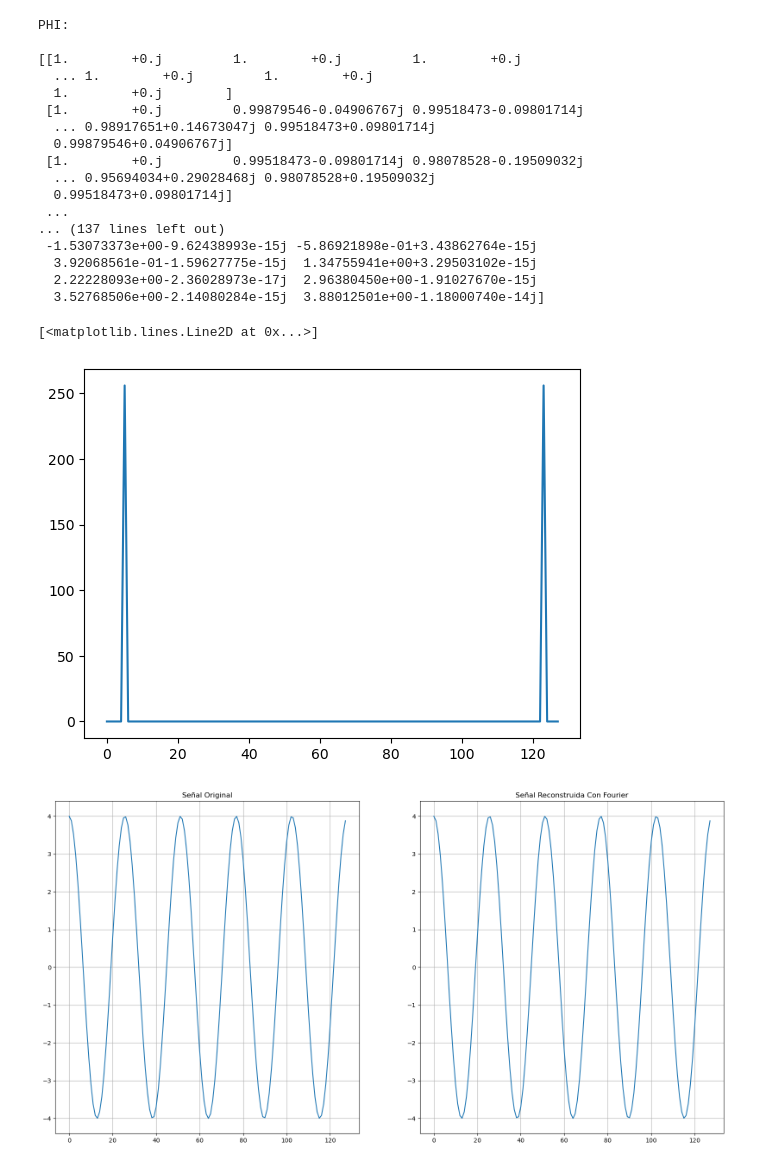
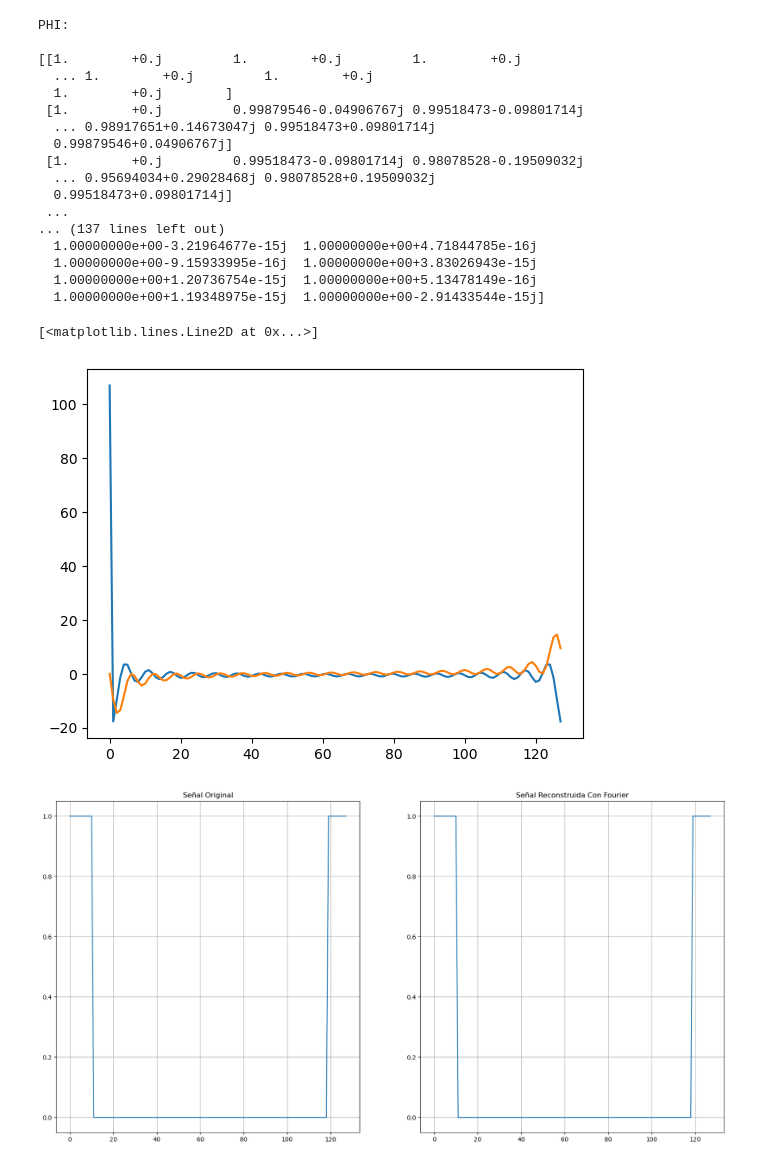
Before and after one commit to el-mimoso/vision, a Jupyter notebook: fourier.ipynb, the cells around one changed output. Cells and saved outputs as stored; diff of their text form; code cells hidden in the pictures.

```diff
--- a/fourier.ipynb
+++ b/fourier.ipynb
@@ -21,7 +21,9 @@ PHI = np.array([[valsPhi(n, k, N) for n in range(N)] for k in range(N)])
 
 # x = np.array([1, 1, 1, 0, 0, 0, 0, 1, 1])
 # x = np.array([1, 4, 1, 1])
-x = np.array([4*np.cos((10*np.pi*n)/N) for n in range(N)])
+# x = np.array([1 if n <= 10 else 1 if n > N-10 else 0 for n in range(N)])
+x = np.array([1 if n-20 > 0 else 0 for n in range(N)])
+# x = np.array([4*np.cos((10*np.pi*n)/N) for n in range(N)])
 
 print("PHI: \n")
 print(PHI)
@@ -44,15 +46,16 @@ PHI:
   0.99518473+0.09801714j]
  ...
 ... (137 lines left out)
- -1.53073373e+00-9.62438993e-15j -5.86921898e-01+3.43862764e-15j
-  3.92068561e-01-1.59627775e-15j  1.34755941e+00+3.29503102e-15j
-  2.22228093e+00-2.36028973e-17j  2.96380450e+00-1.91027670e-15j
-  3.52768506e+00-2.14080284e-15j  3.88012501e+00-1.18000740e-14j]
+  1.00000000e+00-3.21964677e-15j  1.00000000e+00+4.71844785e-16j
+  1.00000000e+00-9.15933995e-16j  1.00000000e+00+3.83026943e-15j
+  1.00000000e+00+1.20736754e-15j  1.00000000e+00+5.13478149e-16j
+  1.00000000e+00+1.19348975e-15j  1.00000000e+00-2.91433544e-15j]
 # %%
-plt.plot(X)
+plt.plot(X.real)
+plt.plot(X.imag)
 # %% [output]
 [<matplotlib.lines.Line2D at 0x...>]
-[figure, old version]
+[figure, new version]
 # %%
 plt.figure(figsize=(20, 10))
 
@@ -68,4 +71,4 @@ y =1/N*PHI.dot(X)
 plt.plot(n,y)
 plt.grid()
 # %% [output]
-[figure, old version]
+[figure, new version]
```
Also changed, not shown: parts of 1 cell of this notebook, 14 other files.
